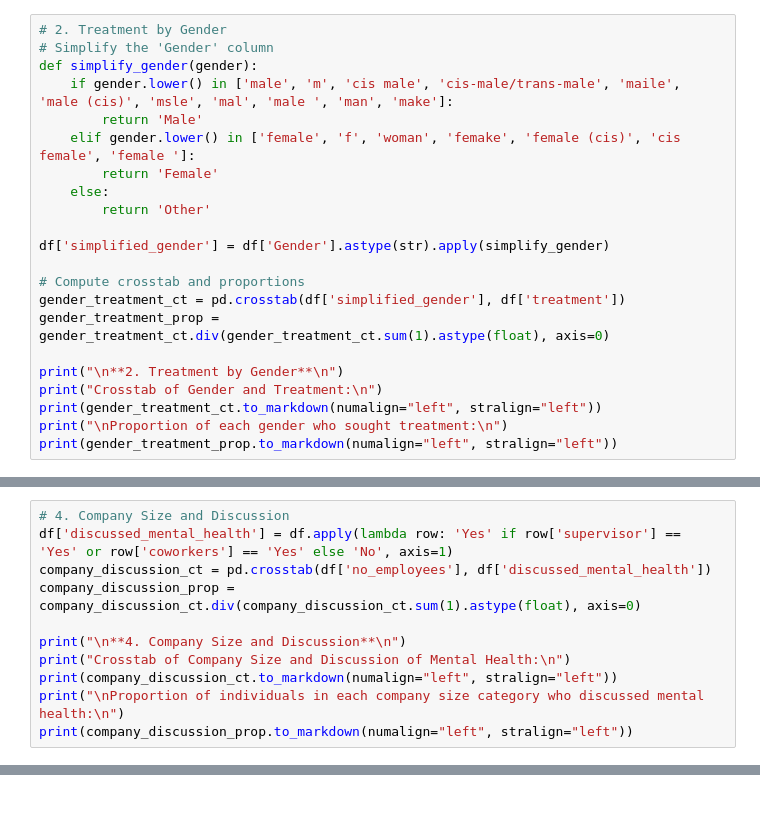
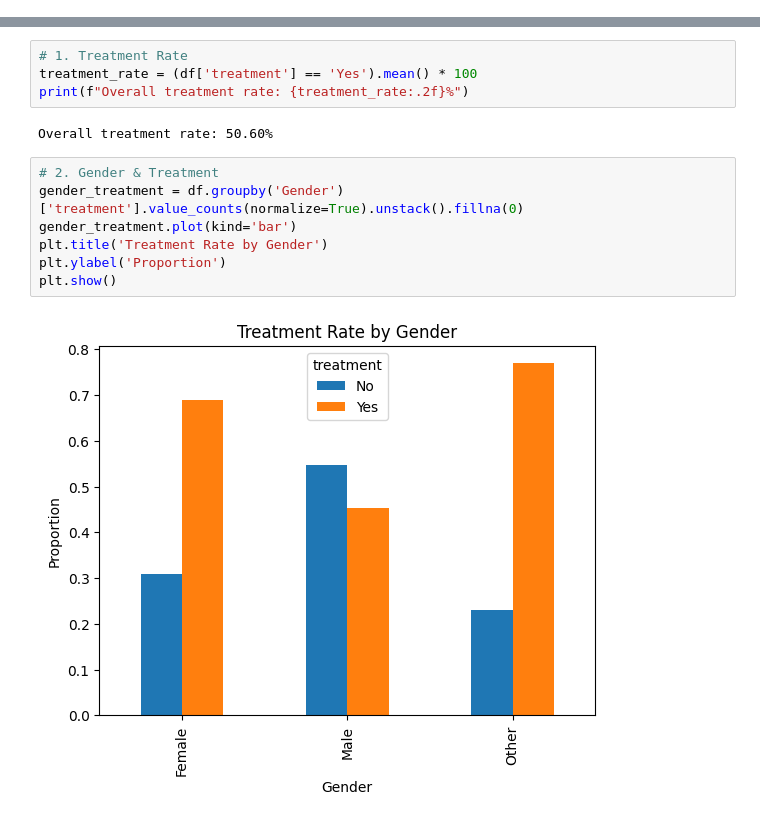
Before and after one commit to ACPrograms/hth-final-project, a Jupyter notebook: main.ipynb, the cells around one changed output, grey strips where cells are left out. Saved outputs shown, nothing was run; the diff lists cells and outputs as text.

```diff
--- a/main.ipynb
+++ b/main.ipynb
@@ -70,22 +44,0 @@ Percentage of people who sought treatment: 50.60%
-# %%
-# 2. Treatment by Gender
-# Simplify the 'Gender' column
-def simplify_gender(gender):
-    if gender.lower() in ['male', 'm', 'cis male', 'cis-male/trans-male', 'maile', 'male (cis)', 'msle', 'mal', 'male ', 'man', 'make']:
-        return 'Male'
-    elif gender.lower() in ['female', 'f', 'woman', 'femake', 'female (cis)', 'cis female', 'female ']:
-        return 'Female'
-    else:
-        return 'Other'
-
-df['simplified_gender'] = df['Gender'].astype(str).apply(simplify_gender)
-
-# Compute crosstab and proportions
-gender_treatment_ct = pd.crosstab(df['simplified_gender'], df['treatment'])
-gender_treatment_prop = gender_treatment_ct.div(gender_treatment_ct.sum(1).astype(float), axis=0)
-
-print("\n**2. Treatment by Gender**\n")
-print("Crosstab of Gender and Treatment:\n")
-print(gender_treatment_ct.to_markdown(numalign="left", stralign="left"))
-print("\nProportion of each gender who sought treatment:\n")
-print(gender_treatment_prop.to_markdown(numalign="left", stralign="left"))
@@ -136,11 +44,0 @@ Proportion of individuals with and without family history who sought treatment:
-# %%
-# 4. Company Size and Discussion
-df['discussed_mental_health'] = df.apply(lambda row: 'Yes' if row['supervisor'] == 'Yes' or row['coworkers'] == 'Yes' else 'No', axis=1)
-company_discussion_ct = pd.crosstab(df['no_employees'], df['discussed_mental_health'])
-company_discussion_prop = company_discussion_ct.div(company_discussion_ct.sum(1).astype(float), axis=0)
-
-print("\n**4. Company Size and Discussion**\n")
-print("Crosstab of Company Size and Discussion of Mental Health:\n")
-print(company_discussion_ct.to_markdown(numalign="left", stralign="left"))
-print("\nProportion of individuals in each company size category who discussed mental health:\n")
-print(company_discussion_prop.to_markdown(numalign="left", stralign="left"))
@@ -328,0 +45,15 @@ Proportion of individuals with different comfort levels discussing mental health
+# %%
+# 1. Treatment Rate
+treatment_rate = (df['treatment'] == 'Yes').mean() * 100
+print(f"Overall treatment rate: {treatment_rate:.2f}%")
+# %% [output]
+Overall treatment rate: 50.60%
+# %%
+# 2. Gender & Treatment
+gender_treatment = df.groupby('Gender')['treatment'].value_counts(normalize=True).unstack().fillna(0)
+gender_treatment.plot(kind='bar')
+plt.title('Treatment Rate by Gender')
+plt.ylabel('Proportion')
+plt.show()
+# %% [output]
+[figure, added]
```
Also changed, not shown: parts of 20 cells of this notebook.
